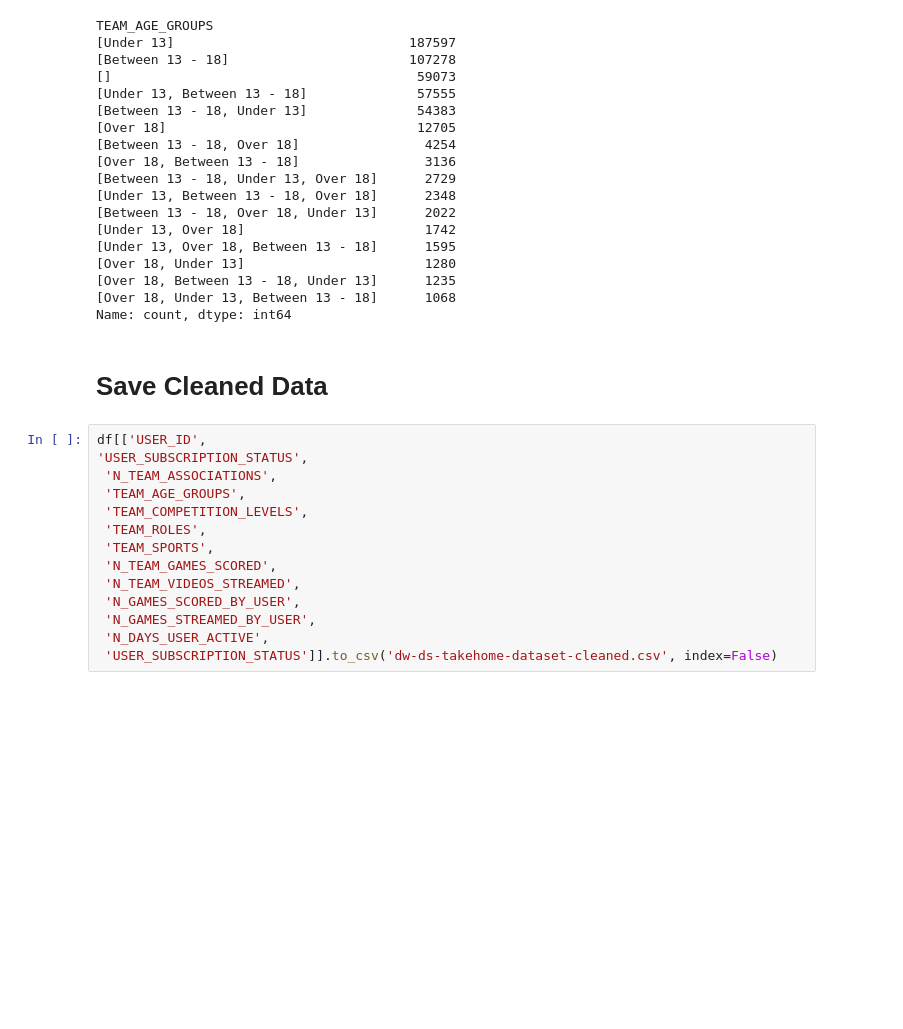
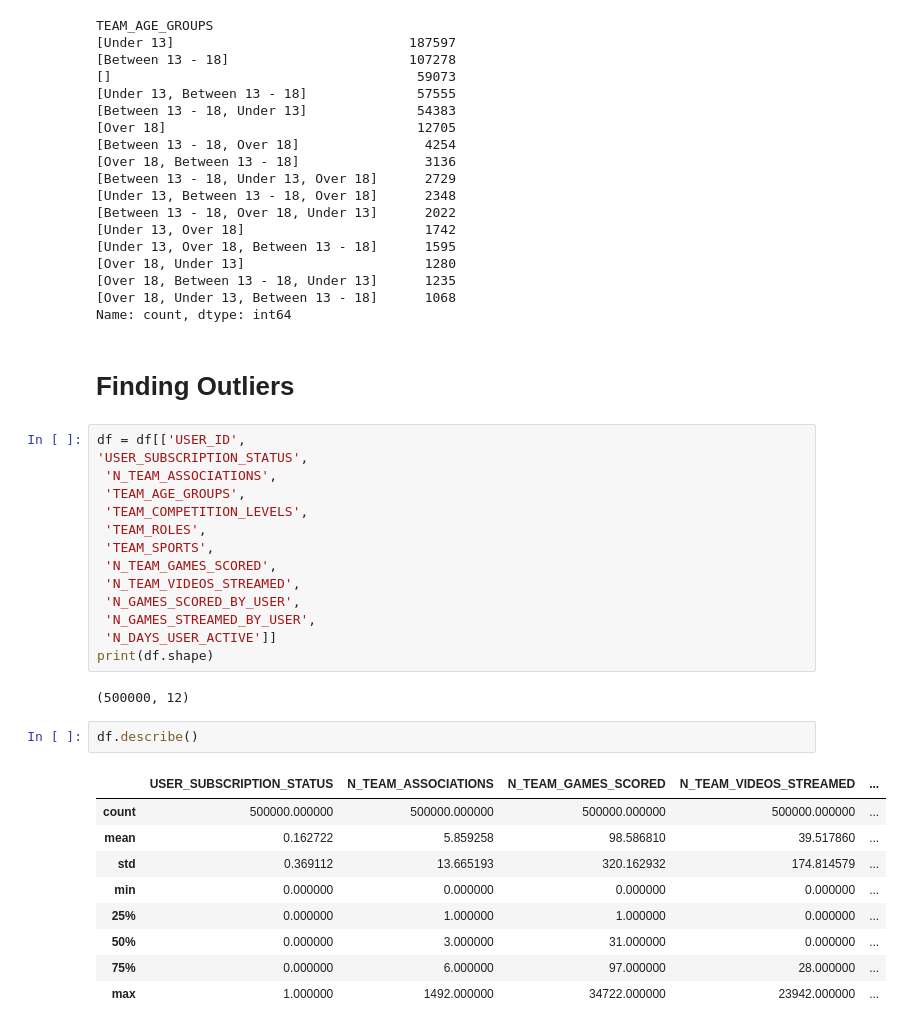
Before and after one commit to erstorts/dw-project, a Jupyter notebook: data-cleaning.ipynb, the cells around one changed output. Saved outputs shown, nothing was run; the diff lists cells and outputs as text; blank space fills up the shorter version.

```diff
--- a/data-cleaning.ipynb
+++ b/data-cleaning.ipynb
@@ -342,9 +342,9 @@ TEAM_AGE_GROUPS
 [Over 18, Under 13, Between 13 - 18]      1068
 Name: count, dtype: int64
 # %% [markdown]
-# Save Cleaned Data
+# Finding Outliers
 # %%
-df[['USER_ID',
+df = df[['USER_ID',
 'USER_SUBSCRIPTION_STATUS',
  'N_TEAM_ASSOCIATIONS',
  'TEAM_AGE_GROUPS',
@@ -355,5 +355,19 @@ df[['USER_ID',
  'N_TEAM_VIDEOS_STREAMED',
  'N_GAMES_SCORED_BY_USER',
  'N_GAMES_STREAMED_BY_USER',
- 'N_DAYS_USER_ACTIVE',
- 'USER_SUBSCRIPTION_STATUS']].to_csv('dw-ds-takehome-dataset-cleaned.csv', index=False)
+ 'N_DAYS_USER_ACTIVE']]
+print(df.shape)
+# %% [output]
+(500000, 12)
+# %%
+df.describe()
+# %% [output]
+|  | USER_SUBSCRIPTION_STATUS | N_TEAM_ASSOCIATIONS | N_TEAM_GAMES_SCORED | N_TEAM_VIDEOS_STREAMED | ... |
+| count | 500000.000000 | 500000.000000 | 500000.000000 | 500000.000000 | ... |
+| mean | 0.162722 | 5.859258 | 98.586810 | 39.517860 | ... |
+| std | 0.369112 | 13.665193 | 320.162932 | 174.814579 | ... |
+| min | 0.000000 | 0.000000 | 0.000000 | 0.000000 | ... |
+| 25% | 0.000000 | 1.000000 | 1.000000 | 0.000000 | ... |
+| 50% | 0.000000 | 3.000000 | 31.000000 | 0.000000 | ... |
+| 75% | 0.000000 | 6.000000 | 97.000000 | 28.000000 | ... |
+| max | 1.000000 | 1492.000000 | 34722.000000 | 23942.000000 | ... |
```
Also changed, not shown: parts of 8 cells of this notebook, 6 other files.
